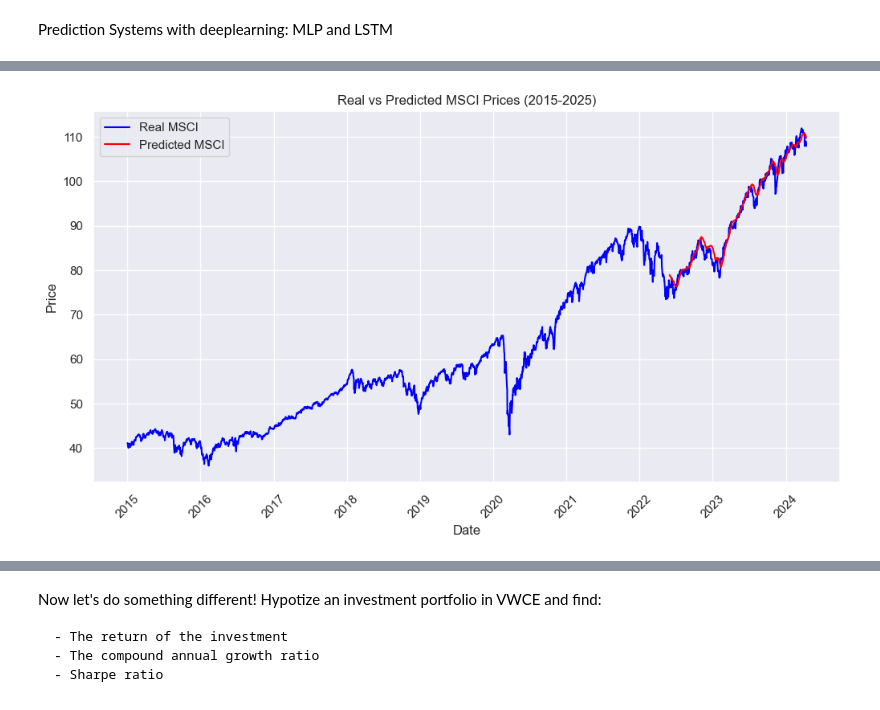
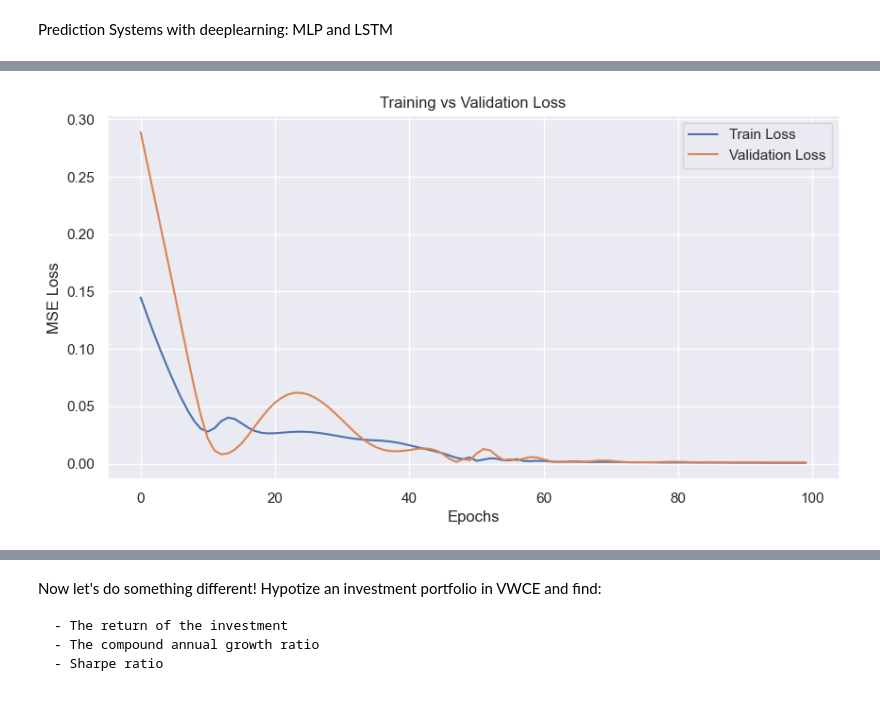
Before and after one commit to ChristianChimi/Financial-Analytics, a Jupyter notebook: Stock_market_Analytics.ipynb, the cells around one changed output, grey strips where cells are left out. Cells and saved outputs as stored; diff of their text form; code cells hidden in the pictures.

```diff
--- a/Stock_market_Analytics.ipynb
+++ b/Stock_market_Analytics.ipynb
@@ -272,5 +267,5 @@ Prediction: 227.15
 # %%
-#LSTM: deeplearning and neural networks
+#LSTM: time series prediction of MSCI world
 
 def create_sequence(df, window_size):
     X, y = [], []
@@ -282,22 +277,30 @@ def create_sequence(df, window_size):
 data = df_merged2[['Price_MSCI']].values
 dates = df_merged2.index
 
-# Data Normalization
+# Normalization
 scaler = MinMaxScaler(feature_range=(0, 1))
 data_scaled = scaler.fit_transform(data)
 
-# Parameters
 window_size = 180
 X, y = create_sequence(data_scaled, window_size)
 
-# Split training from test (80% training, 20% test)
-train_size = int(len(X) * 0.8)  # 80%  training
-X_train, X_test = X[:train_size], X[train_size:]
-y_train, y_test = y[:train_size], y[train_size:]
+# Split: 70% train, 10% val, 20% test
+train_size = int(len(X) * 0.7)
+val_size = int(len(X) * 0.1)
+test_size = len(X) - train_size - val_size
 
-# Conversion to tensor
+X_train = X[:train_size]
+y_train = y[:train_size]
+X_val = X[train_size:train_size+val_size]
+y_val = y[train_size:train_size+val_size]
+X_test = X[train_size+val_size:]
+y_test = y[train_size+val_size:]
+
+# Conversion to tensors
 X_train = torch.tensor(X_train, dtype=torch.float32)
 y_train = torch.tensor(y_train, dtype=torch.float32)
+X_val = torch.tensor(X_val, dtype=torch.float32)
+y_val = torch.tensor(y_val, dtype=torch.float32)
 X_test = torch.tensor(X_test, dtype=torch.float32)
 y_test = torch.tensor(y_test, dtype=torch.float32)
 
@@ -309,21 +312,25 @@ class LSTMModel(nn.Module):
         self.fc = nn.Linear(hidden_layer_size, output_size)
 
     def forward(self, x):
-        out, (hn, cn) = self.lstm(x)
+        out, _ = self.lstm(x)
         out = self.fc(out[:, -1, :])
         return out
 
+# Model parameters
 input_size = 1
 hidden_layer_size = 64
 output_size = 1
 model = LSTMModel(input_size, hidden_layer_size, output_size)
 
-# Loss and optimization
+# Funzione di perdita e ottimizzatore
 criterion = nn.MSELoss()
 optimizer = torch.optim.Adam(model.parameters(), lr=0.001)
 
-# Training
+# Training with validation
 epochs = 100
+train_losses = []
+val_losses = []
+
 for epoch in range(epochs):
     model.train()
     optimizer.zero_grad()
@@ -332,35 +339,47 @@ for epoch in range(epochs):
     loss.backward()
     optimizer.step()
 
+    # Validation
+    model.eval()
+    with torch.no_grad():
+        val_output = model(X_val)
+        val_loss = criterion(val_output, y_val)
+
+    train_losses.append(loss.item())
+    val_losses.append(val_loss.item())
+
     if (epoch + 1) % 10 == 0:
-        print(f"Epoch {epoch+1}/{epochs}, Loss: {loss.item()}")
+        print(f"Epoch {epoch+1}/{epochs}, Train Loss: {loss.item():.4f}, Val Loss: {val_loss.item():.4f}")
 
-# Prediction
+# Plot loss curve
+plt.figure(figsize=(10,5))
+plt.plot(train_losses, label='Train Loss')
+plt.plot(val_losses, label='Validation Loss')
+plt.title("Training vs Validation Loss")
+plt.xlabel("Epochs")
+plt.ylabel("MSE Loss")
+plt.legend()
+plt.show()
+
+# Predictions on the test set
 model.eval()
 with torch.no_grad():
     predictions = model(X_test)
 
-# Back to prices
+# Back to real data
 predictions = scaler.inverse_transform(predictions.numpy().reshape(-1, 1))
-y_test = scaler.inverse_transform(y_test.numpy().reshape(-1, 1))
+y_test_inv = scaler.inverse_transform(y_test.numpy().reshape(-1, 1))
 
-# DF's index as date
-test_dates = dates[train_size:train_size+len(y_test)]
-
-# Prediction DF
+test_dates = dates[train_size+val_size:train_size+val_size+len(y_test)]
 predicted_df = pd.DataFrame(predictions, index=test_dates, columns=['Predicted_MSCI'])
 
-real_data = np.concatenate((data[:train_size], y_test), axis=0)
-real_dates = np.concatenate((dates[:train_size], test_dates), axis=0)
+real_data = np.concatenate((data[:train_size+val_size], y_test_inv), axis=0)
+real_dates = np.concatenate((dates[:train_size+val_size], test_dates), axis=0)
 predicted_data = np.concatenate((real_data, predictions), axis=0)
 
-# Plotting
+# Plot
 plt.figure(figsize=(12, 6))
-
-# MSCI real data
 plt.plot(real_dates, real_data[:, 0], label='Real MSCI', color='blue')
-
-# Plotting previsions
 plt.plot(predicted_df.index, predicted_df['Predicted_MSCI'], label='Predicted MSCI', color='red')
 plt.title('Real vs Predicted MSCI Prices (2015-2025)')
 plt.xlabel('Date')
@@ -369,9 +388,9 @@ plt.xticks(rotation=45)
 plt.legend()
 plt.show()
 
-# Last price prediction
+# Prediction
 last_window = data_scaled[-window_size:]
-last_window = torch.tensor(last_window, dtype=torch.float32).unsqueeze(0)  # batch
+last_window = torch.tensor(last_window, dtype=torch.float32).unsqueeze(0)
 
 model.eval()
 with torch.no_grad():
@@ -379,7 +398,6 @@ with torch.no_grad():
 
 future_prediction = scaler.inverse_transform(future_prediction.numpy())
 
-# Next value prediction
 print("\nNext MSCI prediction (April 2025):")
 print(f"MSCI={future_prediction[0][0]:.2f}")
 # %% [output]
@@ -396 +414 @@ Epoch 100/100, Loss: 0.00047813350101932883
-[figure, old version]
+[figure, new version]
```
Also changed, not shown: parts of 3 cells of this notebook.
